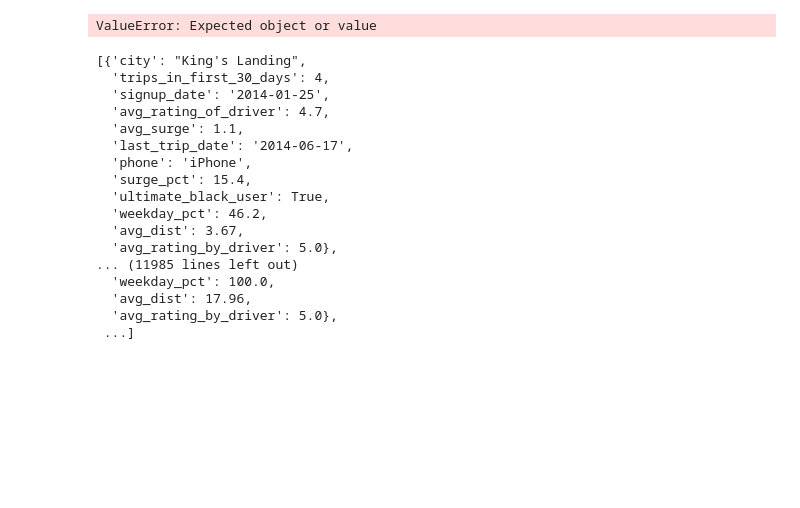
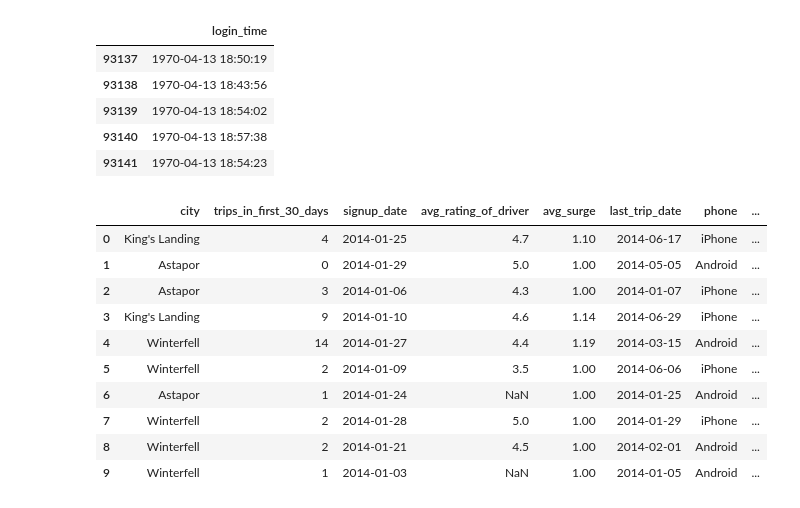
Before and after one commit to vaibhagarwal/Projects, a Jupyter notebook: WIP/Ultimate_Technologies_Inc/Ultimate_Inc.ipynb, the cells around one changed output. Drawn from its saved outputs; the diff is of its cells as text; code cells hidden in the pictures; blank space fills up the shorter version.

```diff
--- a/WIP/Ultimate_Technologies_Inc/Ultimate_Inc.ipynb
+++ b/WIP/Ultimate_Technologies_Inc/Ultimate_Inc.ipynb
@@ -7,4 +17,11 @@ df = pd.read_json('logins.json')
+# %%
+df_1.tail()
+# %% [output]
+|  | login_time |
+| 93137 | 1970-04-13 18:50:19 |
+| 93138 | 1970-04-13 18:43:56 |
+| 93139 | 1970-04-13 18:54:02 |
+| 93140 | 1970-04-13 18:57:38 |
+| 93141 | 1970-04-13 18:54:23 |
 # %%
-df_1 = pd.read_json('ultimate_data_challenge.json')
+df = pd.DataFrame(json.load(open('ultimate_data_challenge.json')))
-# %% [output]
-ValueError: Expected object or value
@@ -13,20 +27,0 @@ import json
-# %%
-json.load(open('ultimate_data_challenge.json'))
-# %% [output]
-[{'city': "King's Landing",
-  'trips_in_first_30_days': 4,
-  'signup_date': '2014-01-25',
-  'avg_rating_of_driver': 4.7,
-  'avg_surge': 1.1,
-  'last_trip_date': '2014-06-17',
-  'phone': 'iPhone',
-  'surge_pct': 15.4,
-  'ultimate_black_user': True,
-  'weekday_pct': 46.2,
-  'avg_dist': 3.67,
-  'avg_rating_by_driver': 5.0},
-... (11985 lines left out)
-  'weekday_pct': 100.0,
-  'avg_dist': 17.96,
-  'avg_rating_by_driver': 5.0},
- ...]
@@ -35 +28,15 @@ df_1 = pd.DataFrame(json.load(open('ultimate_data_challenge.json')))
+# %%
+df.head(10)
+# %% [output]
+|  | city | trips_in_first_30_days | signup_date | avg_rating_of_driver | avg_surge | last_trip_date | phone | ... |
+| 0 | King's Landing | 4 | 2014-01-25 | 4.7 | 1.10 | 2014-06-17 | iPhone | ... |
+| 1 | Astapor | 0 | 2014-01-29 | 5.0 | 1.00 | 2014-05-05 | Android | ... |
+| 2 | Astapor | 3 | 2014-01-06 | 4.3 | 1.00 | 2014-01-07 | iPhone | ... |
+| 3 | King's Landing | 9 | 2014-01-10 | 4.6 | 1.14 | 2014-06-29 | iPhone | ... |
+| 4 | Winterfell | 14 | 2014-01-27 | 4.4 | 1.19 | 2014-03-15 | Android | ... |
+| 5 | Winterfell | 2 | 2014-01-09 | 3.5 | 1.00 | 2014-06-06 | iPhone | ... |
+| 6 | Astapor | 1 | 2014-01-24 | NaN | 1.00 | 2014-01-25 | Android | ... |
+| 7 | Winterfell | 2 | 2014-01-28 | 5.0 | 1.00 | 2014-01-29 | iPhone | ... |
+| 8 | Winterfell | 2 | 2014-01-21 | 4.5 | 1.00 | 2014-02-01 | Android | ... |
+| 9 | Winterfell | 1 | 2014-01-03 | NaN | 1.00 | 2014-01-05 | Android | ... |
 # %%
```
Also changed, not shown: parts of 14 cells of this notebook, 13 other files.
